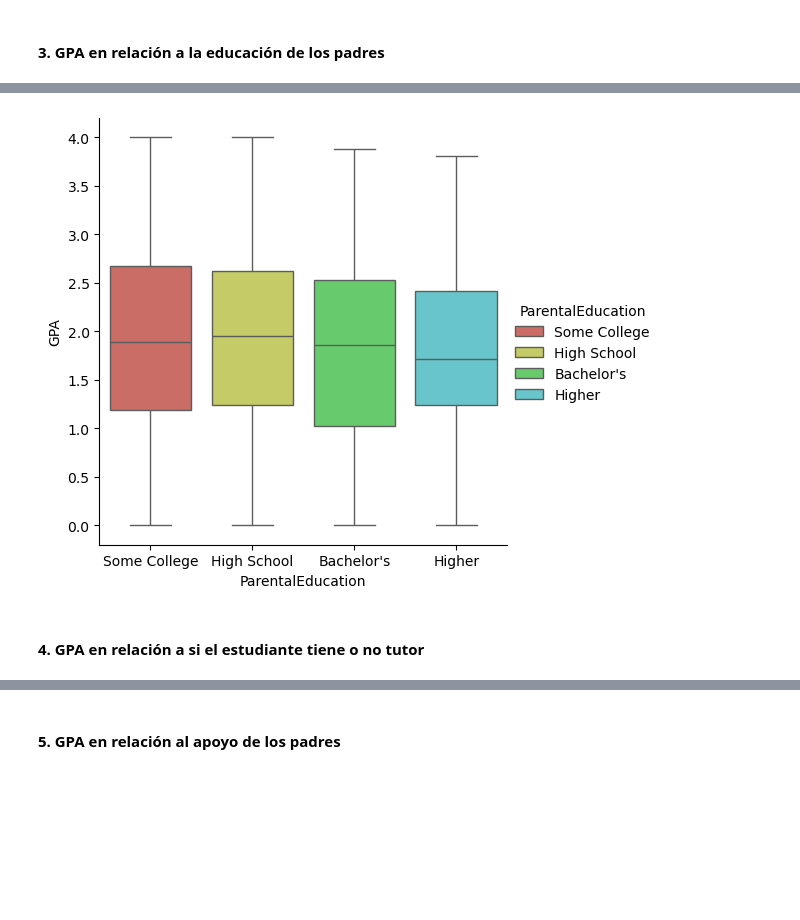
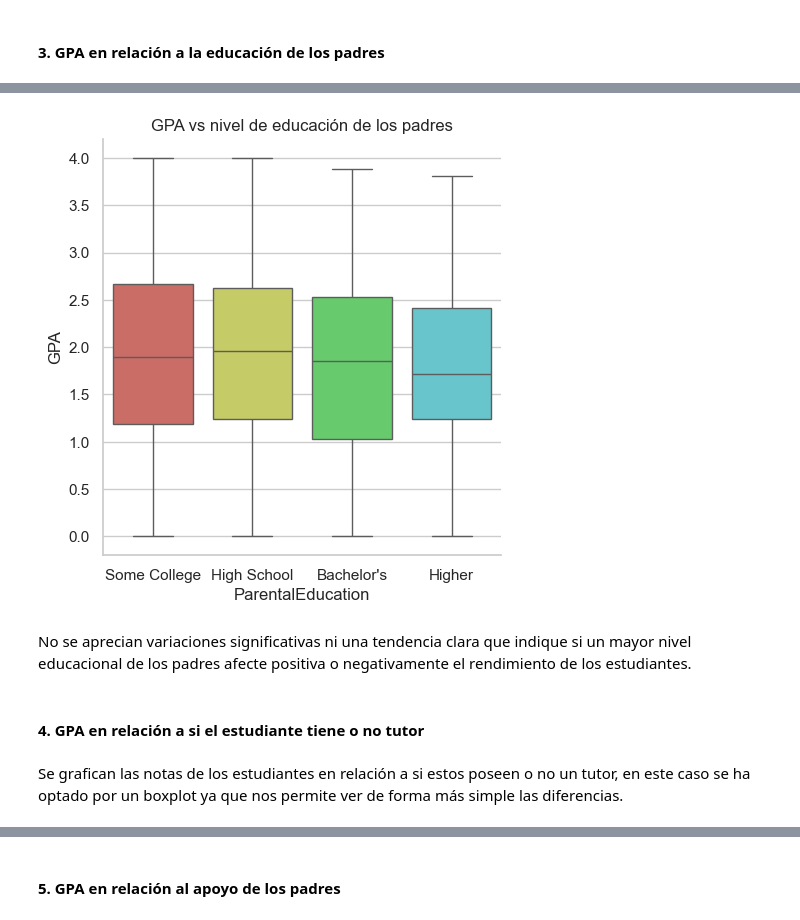
Before and after one commit to MarceloAFT/python_data_science, a Jupyter notebook: notebooks/03_Visualización.ipynb, the cells around one changed output, grey strips where cells are left out. Cells and saved outputs as stored; diff of their text form; code cells hidden in the pictures; blank space fills up the shorter version.

```diff
--- a/notebooks/03_Visualización.ipynb
+++ b/notebooks/03_Visualización.ipynb
@@ -13,5 +13,5 @@ Se establece paleta de colores para los gráficos
 # %%
-sns.color_palette("hls")
+sns.set_theme(style="whitegrid")
 sns.set_palette("hls", n_colors=None, desat=None, color_codes=False)
 sns.color_palette("hls")
 # %% [output]
@@ -40,7 +65,11 @@ sns.catplot(data=df, x="Ethnicity", y="GPA", hue="Ethnicity", kind="box");
 # %%
-sns.catplot(data=df, x="ParentalEducation", y="GPA", hue="ParentalEducation", kind="box");
+sns.catplot(data=df, x="ParentalEducation", y="GPA", hue="ParentalEducation", kind="box").set(title="GPA vs nivel de educación de los padres").legend.remove();
 # %% [output]
-[figure, old version]
+[figure, new version]
+# %% [markdown]
+No se aprecian variaciones significativas ni una tendencia clara que indique si un mayor nivel educacional de los padres afecte positiva o negativamente el rendimiento de los estudiantes.
 # %% [markdown]
 #### 4. GPA en relación a si el estudiante tiene o no tutor
+# %% [markdown]
+Se grafican las notas de los estudiantes en relación a si estos poseen o no un tutor, en este caso se ha optado por un boxplot ya que nos permite ver de forma más simple las diferencias.
 # %%
```
Also changed, not shown: parts of 59 cells of this notebook, 3 other files.
